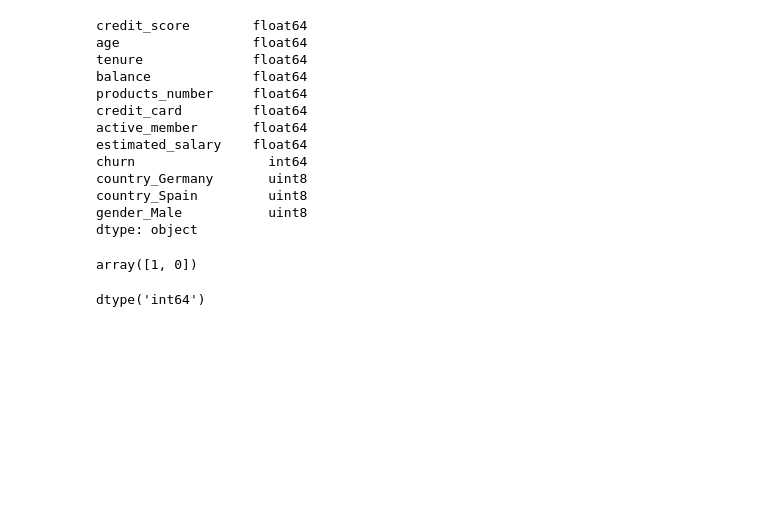
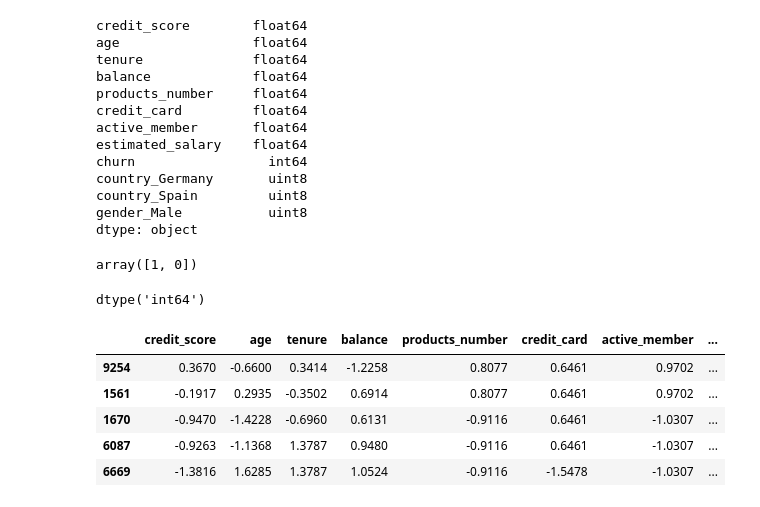
Before and after one commit to DHub6/UAS_DATAMINING, a Jupyter notebook: 201220092_UAS.ipynb, the cells around one changed output. Cells and saved outputs as stored; diff of their text form; code cells hidden in the pictures; blank space fills up the shorter version.

```diff
--- a/201220092_UAS.ipynb
+++ b/201220092_UAS.ipynb
@@ -412,0 +419,9 @@ dtype('int64')
+# %%
+X_train.head()
+# %% [output]
+|  | credit_score | age | tenure | balance | products_number | credit_card | active_member | ... |
+| 9254 | 0.3670 | -0.6600 | 0.3414 | -1.2258 | 0.8077 | 0.6461 | 0.9702 | ... |
+| 1561 | -0.1917 | 0.2935 | -0.3502 | 0.6914 | 0.8077 | 0.6461 | 0.9702 | ... |
+| 1670 | -0.9470 | -1.4228 | -0.6960 | 0.6131 | -0.9116 | 0.6461 | -1.0307 | ... |
+| 6087 | -0.9263 | -1.1368 | 1.3787 | 0.9480 | -0.9116 | 0.6461 | -1.0307 | ... |
+| 6669 | -1.3816 | 1.6285 | 1.3787 | 1.0524 | -0.9116 | -1.5478 | -1.0307 | ... |
```
Also changed, not shown: parts of 7 cells of this notebook.
